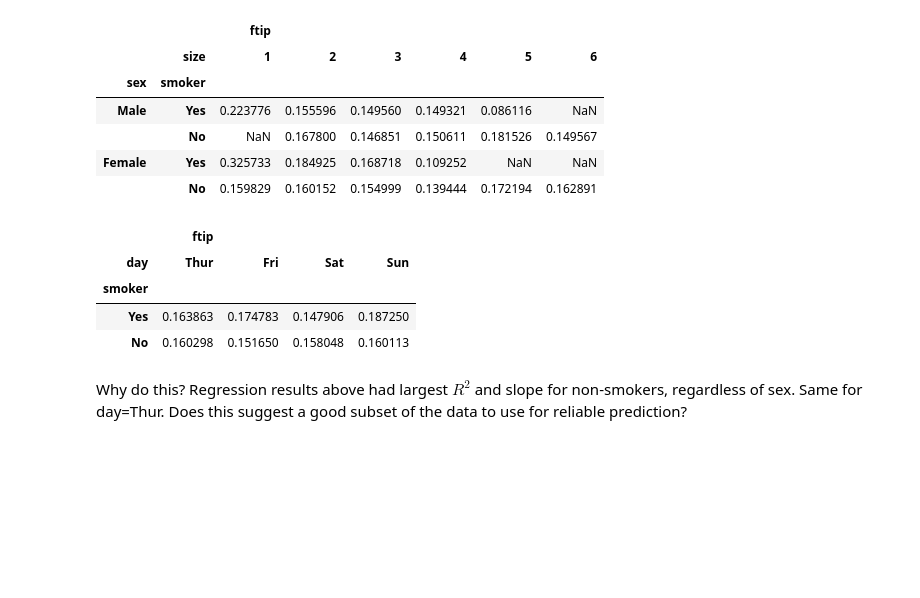
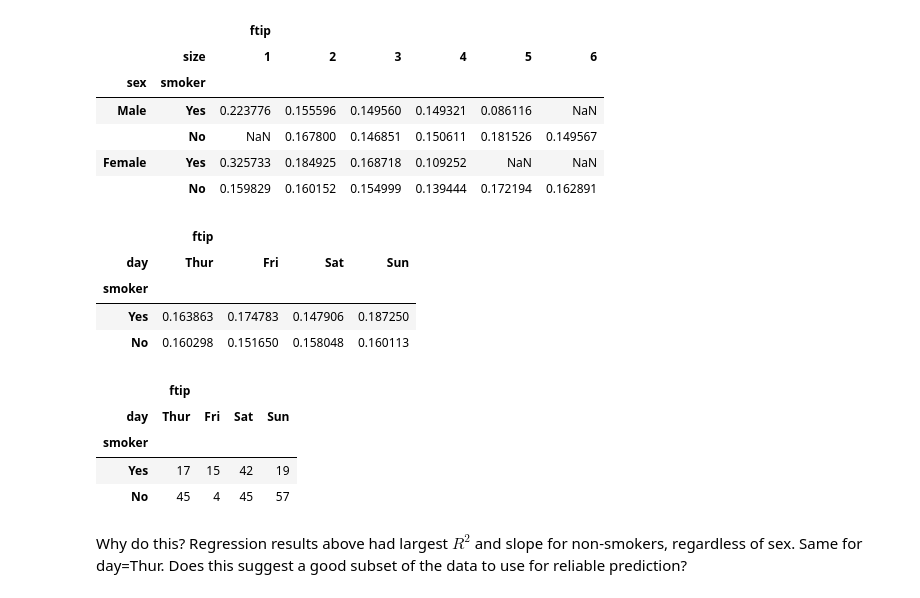
Before and after one commit to elizabethdaly/data-analysis-project, a Jupyter notebook: tips-data-analysis.ipynb, the cells around one changed output. Drawn from its saved outputs; the diff is of its cells as text; code cells hidden in the pictures; blank space fills up the shorter version.

```diff
--- a/tips-data-analysis.ipynb
+++ b/tips-data-analysis.ipynb
@@ -518,5 +533,14 @@ df.pivot_table(['ftip'], index=['smoker'], columns='day') # To count group sizes
 | smoker |  |  |  |  |
 | Yes | 0.163863 | 0.174783 | 0.147906 | 0.187250 |
 | No | 0.160298 | 0.151650 | 0.158048 | 0.160113 |
+# %%
+# How many in each group?.
+df.pivot_table(['ftip'], index=['smoker'], columns='day', aggfunc='count') # To count group sizes: aggfunc='count'
+# %% [output]
+|  | ftip |  |  |  |
+| day | Thur | Fri | Sat | Sun |
+| smoker |  |  |  |  |
+| Yes | 17 | 15 | 42 | 19 |
+| No | 45 | 4 | 45 | 57 |
 # %% [markdown]
 Why do this? Regression results above had largest $R^2$ and slope for non-smokers, regardless of sex. Same for day=Thur. Does this suggest a good subset of the data to use for reliable prediction?
```
Also changed, not shown: parts of 9 cells of this notebook, 1 other file.
